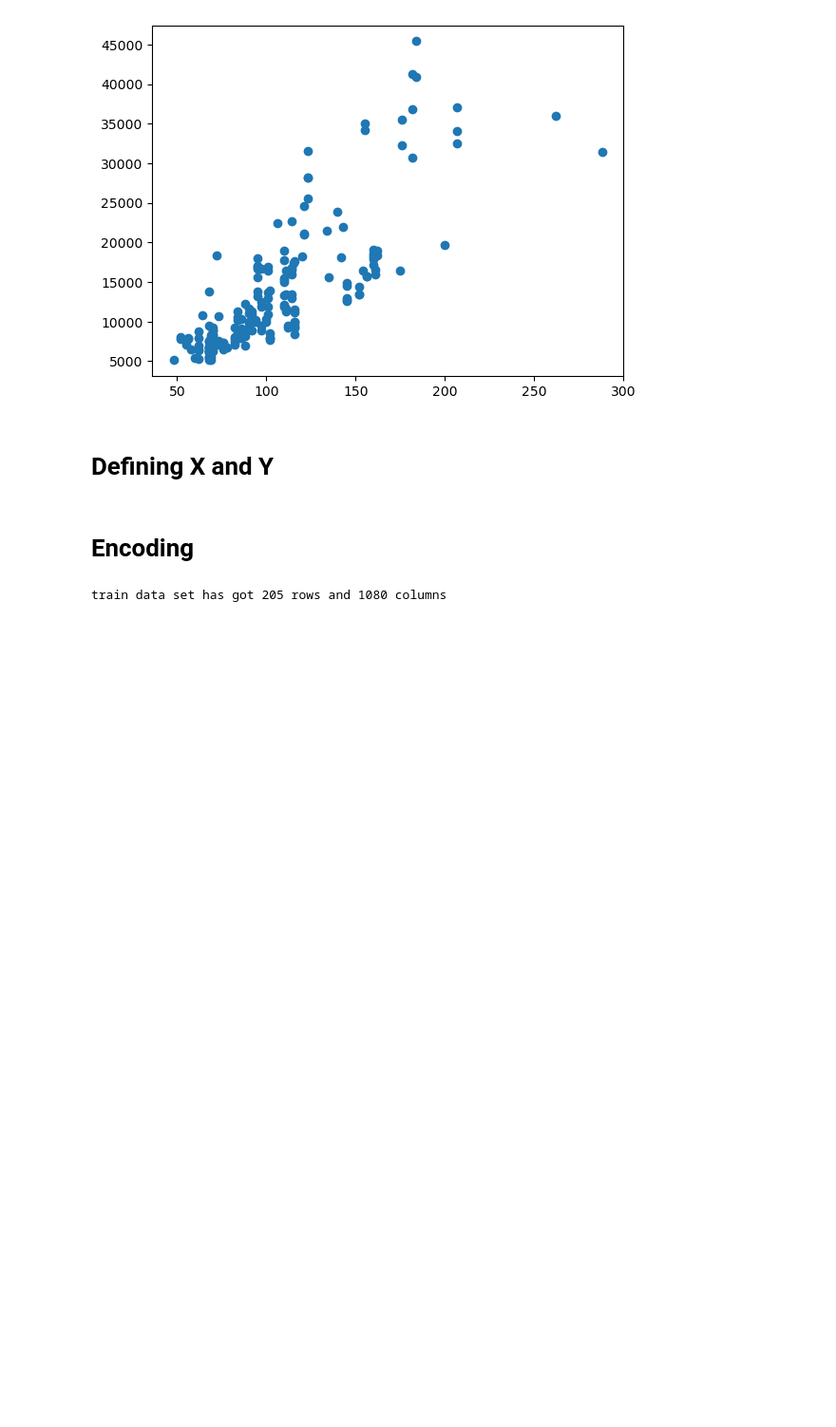
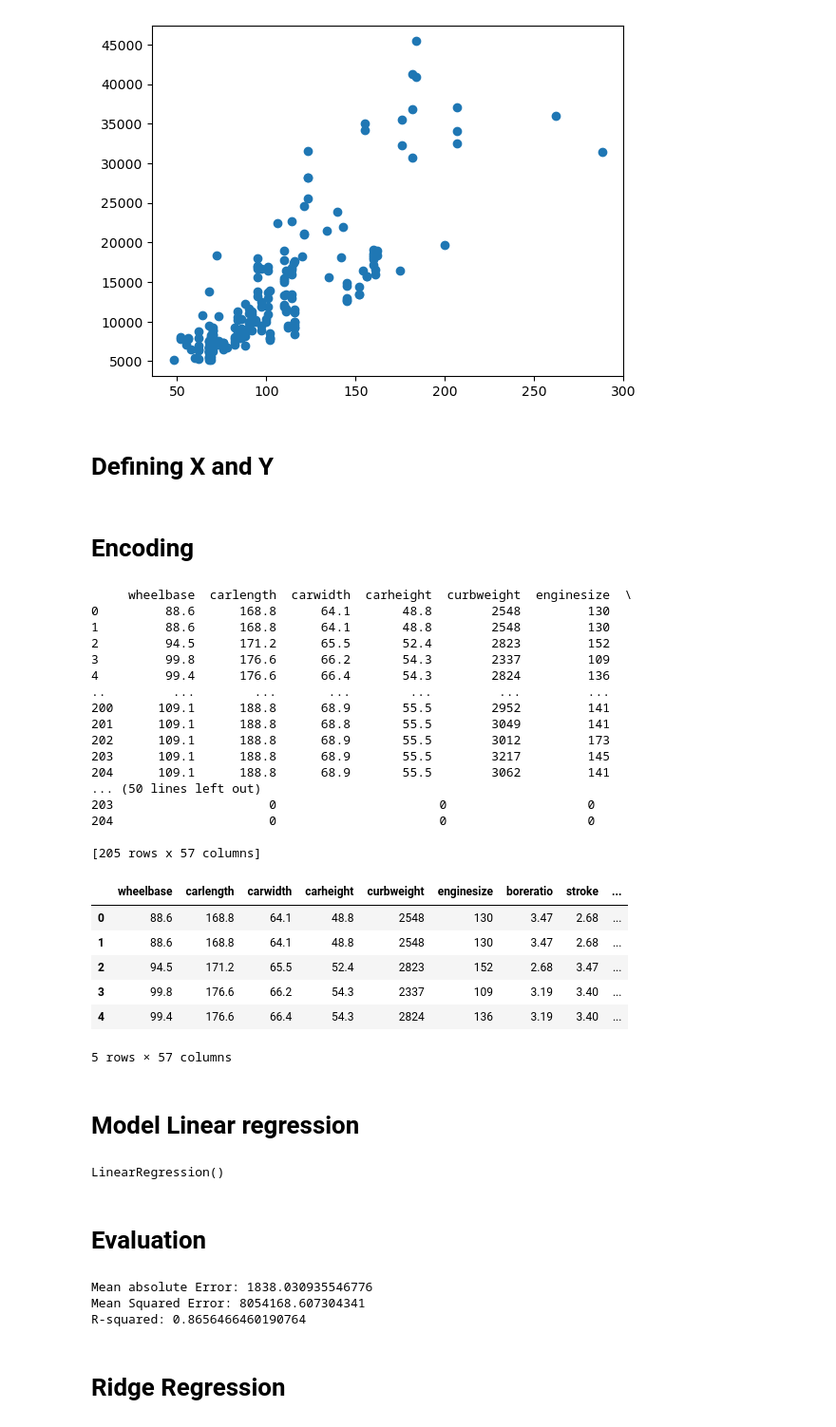
Before and after one commit to SHADIC20003/AMIT_Assignments, a Jupyter notebook: Machine Learning/Assignment 2/MLAssignment.ipynb, the cells around one changed output. Shown at 95% size. Saved outputs shown, nothing was run; the diff lists cells and outputs as text; code cells hidden in the pictures; blank space fills up the shorter version.

```diff
--- a/Machine Learning/Assignment 2/MLAssignment.ipynb
+++ b/Machine Learning/Assignment 2/MLAssignment.ipynb
@@ -64,15 +64,6 @@ plt.show()
 # Defining X and Y
 # %%
 y = df['price']
-x = df.drop(['price'],axis=1)
+x = df.drop(['price','car_ID','CarName'],axis=1)
 # %% [markdown]
 # Encoding
-# %%
-one = OneHotEncoder()
-
-one.fit(x)
-
-train = one.transform(x)
-print('train data set has got {} rows and {} columns'.format(train.shape[0],train.shape[1]))
-# %% [output]
-train data set has got 205 rows and 1080 columns
@@ -80,0 +70,59 @@ train data set has got 205 rows and 1080 columns
+# %%
+encoder = OneHotEncoder()
+
+categorical_cols = ['symboling', 'fueltype',  'doornumber','aspiration', 'carbody', 'drivewheel', 'enginelocation', 'enginetype', 'fuelsystem','cylindernumber']
+
+x = pd.get_dummies(x, columns=categorical_cols)
+
+print(x)
+x.head()
+# %% [output]
+     wheelbase  carlength  carwidth  carheight  curbweight  enginesize  \
+0         88.6      168.8      64.1       48.8        2548         130
+1         88.6      168.8      64.1       48.8        2548         130
+2         94.5      171.2      65.5       52.4        2823         152
+3         99.8      176.6      66.2       54.3        2337         109
+4         99.4      176.6      66.4       54.3        2824         136
+..         ...        ...       ...        ...         ...         ...
+200      109.1      188.8      68.9       55.5        2952         141
+201      109.1      188.8      68.8       55.5        3049         141
+202      109.1      188.8      68.9       55.5        3012         173
+203      109.1      188.8      68.9       55.5        3217         145
+204      109.1      188.8      68.9       55.5        3062         141
+... (50 lines left out)
+203                     0                      0                   0
+204                     0                      0                   0
+
+[205 rows x 57 columns]
+|  | wheelbase | carlength | carwidth | carheight | curbweight | enginesize | boreratio | stroke | ... |
+| 0 | 88.6 | 168.8 | 64.1 | 48.8 | 2548 | 130 | 3.47 | 2.68 | ... |
+| 1 | 88.6 | 168.8 | 64.1 | 48.8 | 2548 | 130 | 3.47 | 2.68 | ... |
+| 2 | 94.5 | 171.2 | 65.5 | 52.4 | 2823 | 152 | 2.68 | 3.47 | ... |
+| 3 | 99.8 | 176.6 | 66.2 | 54.3 | 2337 | 109 | 3.19 | 3.40 | ... |
+| 4 | 99.4 | 176.6 | 66.4 | 54.3 | 2824 | 136 | 3.19 | 3.40 | ... |
+5 rows × 57 columns
+# %% [markdown]
+# Model Linear regression
+# %%
+x_train , x_test , y_train , y_test = train_test_split(x,y,test_size=.3)
+model = LinearRegression()
+model.fit(x_train, y_train)
+# %% [output]
+LinearRegression()
+# %% [markdown]
+# Evaluation
+# %%
+y_pred = model.predict(x_test)
+
+mae = mean_absolute_error(y_test, y_pred)
+print("Mean absolute Error:", mae)
+mse = mean_squared_error(y_test, y_pred)
+print("Mean Squared Error:", mse)
+r2 = r2_score(y_test, y_pred)
+print("R-squared:", r2)
+# %% [output]
+Mean absolute Error: 1838.030935546776
+Mean Squared Error: 8054168.607304341
+R-squared: 0.8656466460190764
+# %% [markdown]
+# Ridge Regression
```
Also changed, not shown: parts of 2 cells of this notebook.
